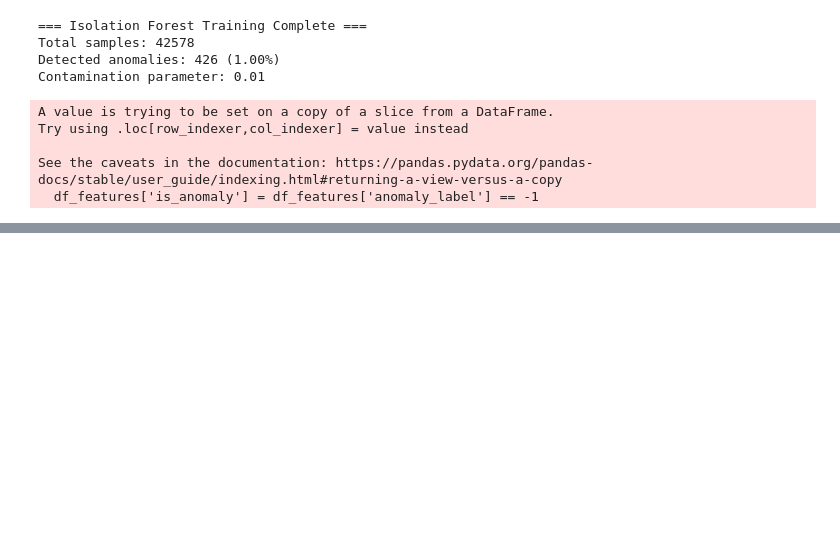
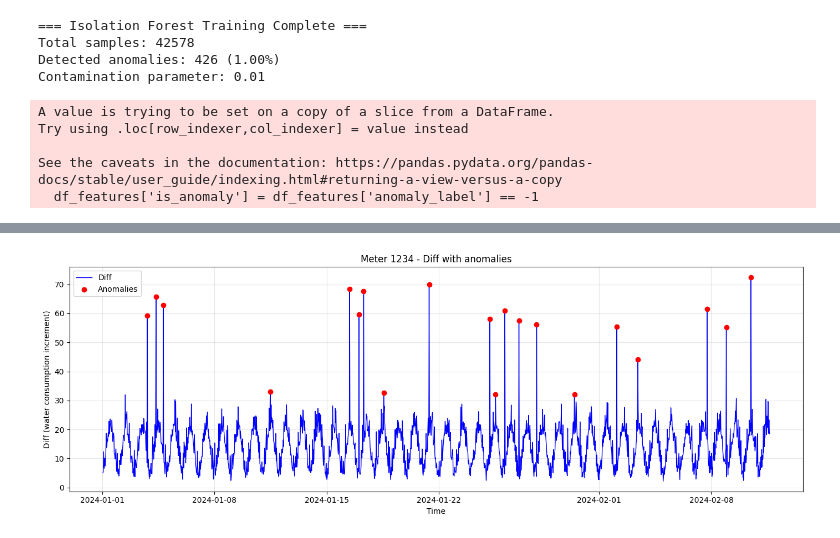
Before and after one commit to andres-cerny/master_thesis, a Jupyter notebook: isolation_forrest/isolation_forrest.ipynb, the cells around one changed output, grey strips where cells are left out. Saved outputs shown, nothing was run; the diff lists cells and outputs as text; code cells hidden in the pictures; blank space fills up the shorter version.

```diff
--- a/isolation_forrest/isolation_forrest.ipynb
+++ b/isolation_forrest/isolation_forrest.ipynb
@@ -108,0 +743,4 @@ See the caveats in the documentation: https://pandas.pydata.org/pandas-docs/stab
+# %%
+plot_meter_with_anomalies(df_with_anomalies, title="Meter 1234 - Diff with anomalies")
+# %% [output]
+[figure, added]
```
Also changed, not shown: parts of 11 cells of this notebook.
